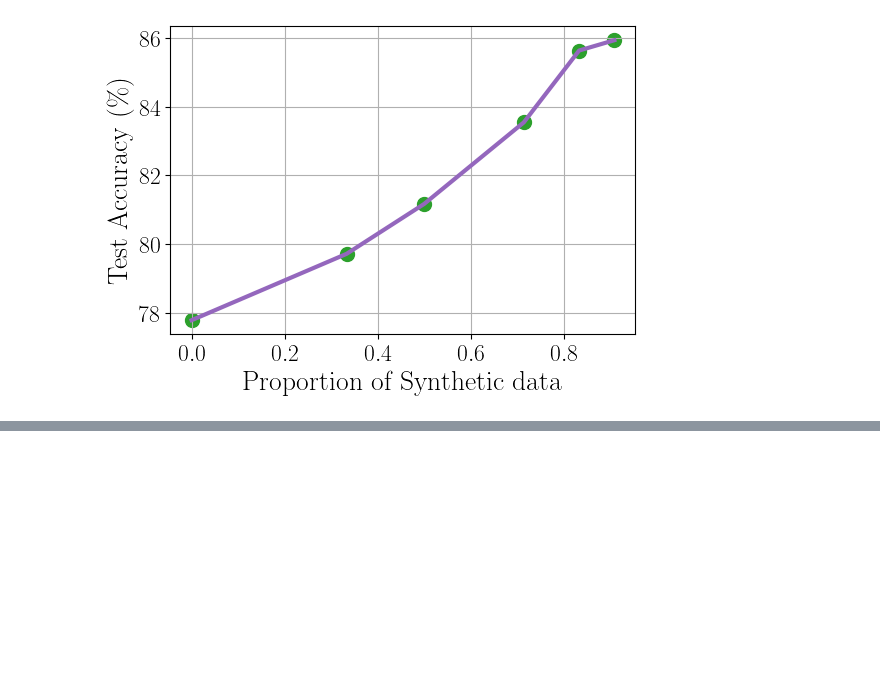
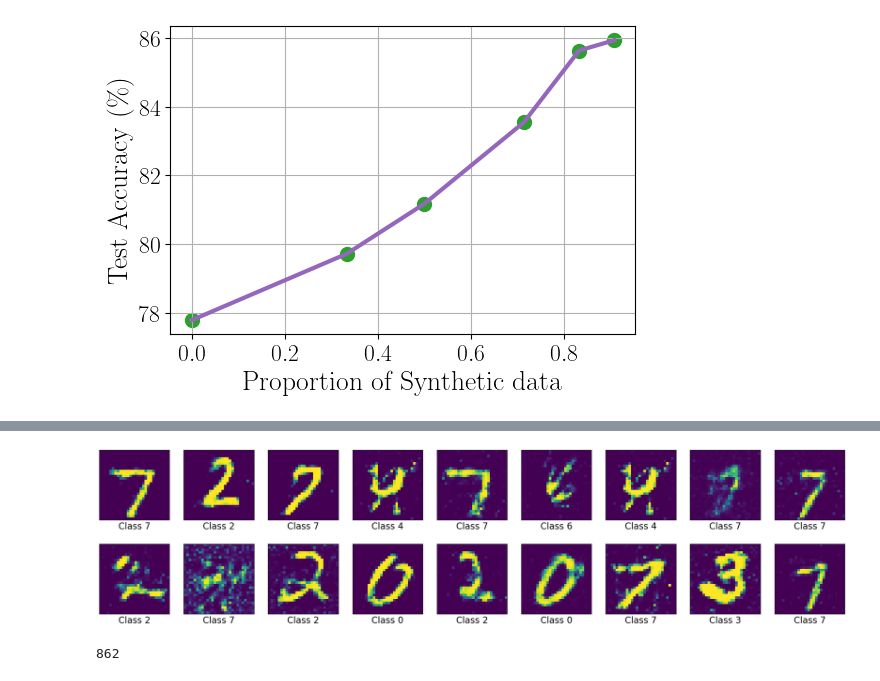
Before and after one commit to elfirdoussilab1/Synthetic-data, a Jupyter notebook: mnist.ipynb, the cells around one changed output, grey strips where cells are left out. Drawn from its saved outputs; the diff is of its cells as text; code cells hidden in the pictures; blank space fills up the shorter version.

```diff
--- a/mnist.ipynb
+++ b/mnist.ipynb
@@ -358,0 +421,31 @@ fig.savefig(path, bbox_inches='tight')
+# %%
+# GAN data
+n = 6000
+m = 2000
+supervision = True
+threshold = 2
+train_gan = MNIST_GAN(n, m, 'cpu', True, supervision, threshold)
+# %%
+X_s = train_gan.X_s
+idx = np.random.randint(0, len(X_s), (2, 9))
+fig, ax = plt.subplots(2, 9, figsize = (30, 7))
+y_s = train_gan.y_s
+l, c = idx.shape
+for i in range(l):
+    for j in range(c):
+        im = X_s[idx[i, j]]
+        #im = np.maximum(im, 0)
+        ax[i, j].imshow(im.reshape(28, 28))
+        ax[i, j].set_xlabel(f'Class {y_s[idx[i, j]]}', fontsize = 20)
+        ax[i, j].set_xticks([])
+        ax[i, j].set_yticks([])
+
+
+path = f'./study-plot/generated-gan-mnist-m-{m}-supervision-{supervision}-threshold-{threshold}.pdf'
+fig.savefig(path, bbox_inches='tight')
+# %% [output]
+[figure, added]
+# %%
+len(y_s)
+# %% [output]
+862
```
Also changed, not shown: parts of 9 cells of this notebook, 6 other files.
